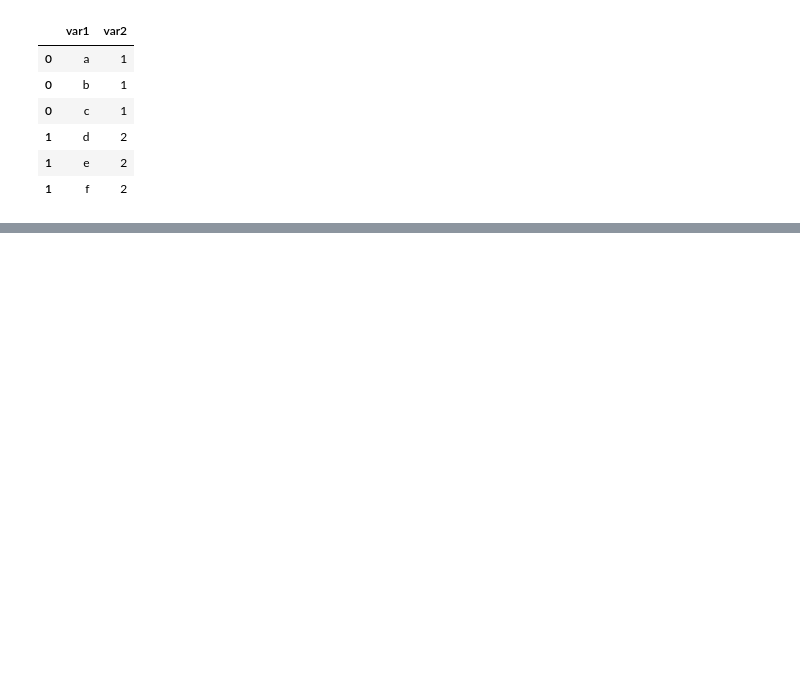
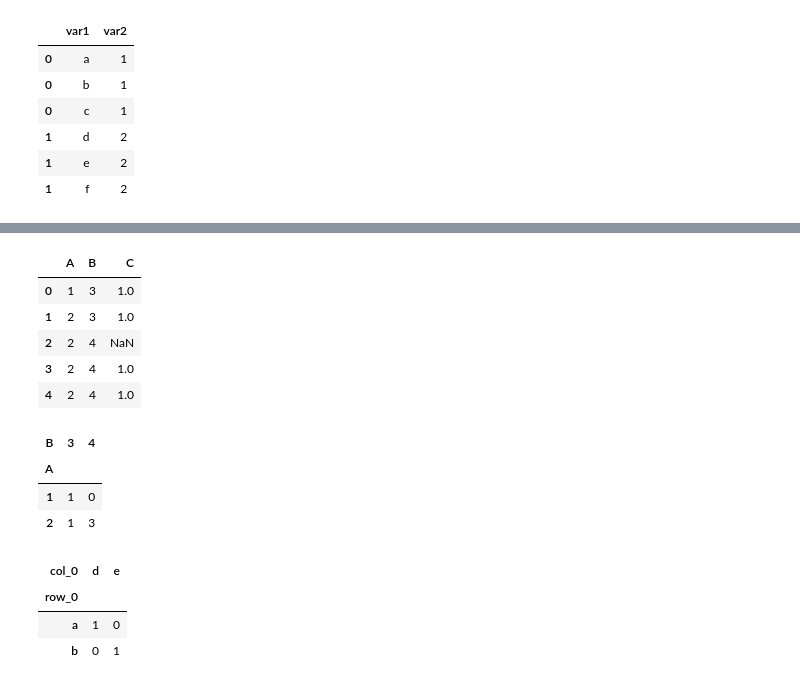
Before and after one commit to ilyak93/self-studying, a Jupyter notebook: DataEngineering/pandas/pandas_reshaping_pivot_tables.ipynb, the cells around one changed output, grey strips where cells are left out. Saved outputs shown, nothing was run; the diff lists cells and outputs as text; code cells hidden in the pictures; blank space fills up the shorter version.

```diff
--- a/DataEngineering/pandas/pandas_reshaping_pivot_tables.ipynb
+++ b/DataEngineering/pandas/pandas_reshaping_pivot_tables.ipynb
@@ -968,0 +983,35 @@ df.assign(var1=df.var1.str.split(",")).explode("var1")
+# %%
+df = pd.DataFrame(
+
+    {"A": [1, 2, 2, 2, 2], "B": [3, 3, 4, 4, 4], "C": [1, 1, np.nan, 1, 1]}
+
+)
+
+
+
+df
+# %% [output]
+|  | A | B | C |
+| 0 | 1 | 3 | 1.0 |
+| 1 | 2 | 3 | 1.0 |
+| 2 | 2 | 4 | NaN |
+| 3 | 2 | 4 | 1.0 |
+| 4 | 2 | 4 | 1.0 |
+# %%
+pd.crosstab(df["A"], df["B"])
+# %% [output]
+| B | 3 | 4 |
+| A |  |  |
+| 1 | 1 | 0 |
+| 2 | 1 | 3 |
+# %%
+foo = pd.Categorical(["a", "b"], categories=["a", "b", "c"])
+
+bar = pd.Categorical(["d", "e"], categories=["d", "e", "f"])
+
+pd.crosstab(foo, bar)
+# %% [output]
+| col_0 | d | e |
+| row_0 |  |  |
+| a | 1 | 0 |
+| b | 0 | 1 |
```
Also changed, not shown: parts of 16 cells of this notebook.
